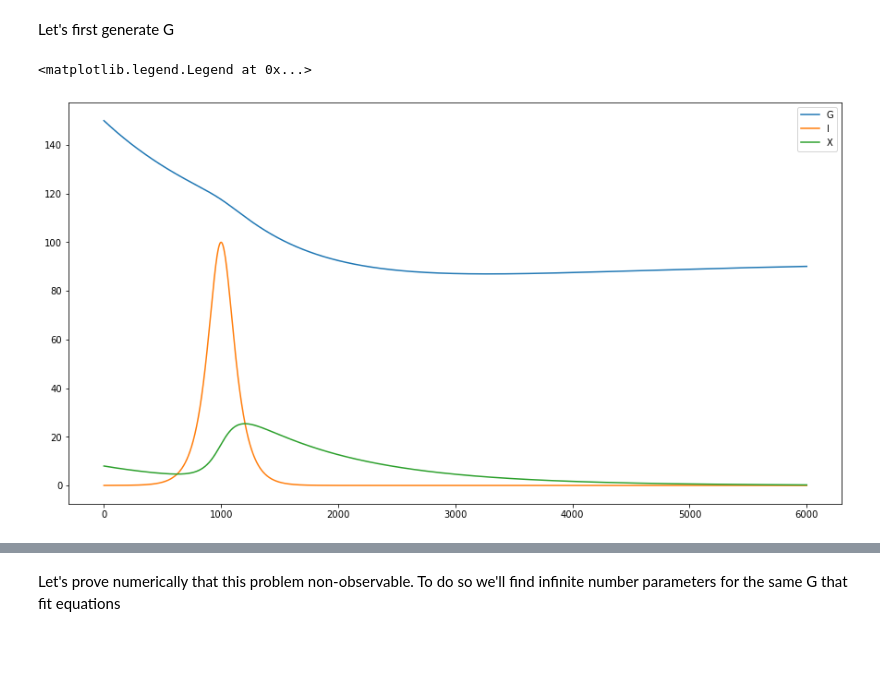
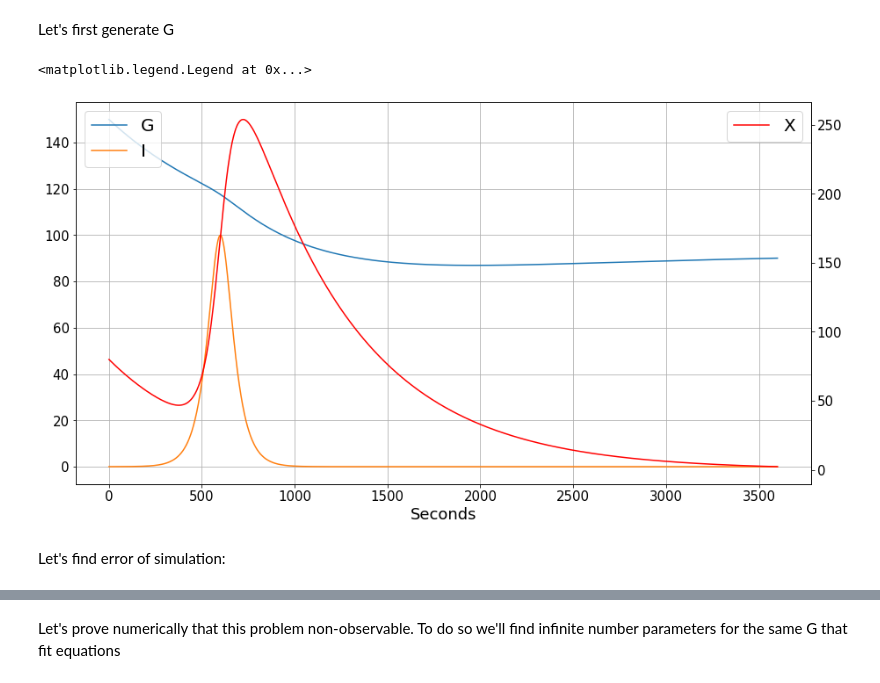
Before and after one commit to vanderwardan/insulin_sensitivity, a Jupyter notebook: Model 5.ipynb, the cells around one changed output, grey strips where cells are left out. Drawn from its saved outputs; the diff is of its cells as text; code cells hidden in the pictures; blank space fills up the shorter version.

```diff
--- a/Model 5.ipynb
+++ b/Model 5.ipynb
@@ -44,16 +45,27 @@ p5 = 150
 X0 = 80
 I_max = 100
 # %%
-step = 100
+step = 60
 T = 60
 G, X = find_g(p1, p2, p3, p4, p5, X0, I_max, T, step)
 I = [getI(t / step, I_max) for t in range(int(T * step) + 1)]
 # %%
-plt.figure(figsize=(15, 8))
+fig, ax = plt.subplots(figsize=(15, 8))
+plt.rc('ytick',labelsize=15)
+plt.rc('xtick',labelsize=15)
+
 plt.plot(G, label='G')
 plt.plot(I, label='I')
-plt.plot(X/10, label='X')
-plt.legend()
+plt.xlabel('Seconds', fontsize=18)
+plt.legend(loc='upper left', prop={'size': 20})
+plt.grid()
+
+ax = ax.twinx()
+plt.plot(X, label='X', color='r')
+
+plt.legend(prop={'size': 20})
 # %% [output]
 <matplotlib.legend.Legend at 0x...>
-[figure, old version]
+[figure, new version]
+# %% [markdown]
+Let's find error of simulation:
```
Also changed, not shown: parts of 25 cells of this notebook, 1 other file.
